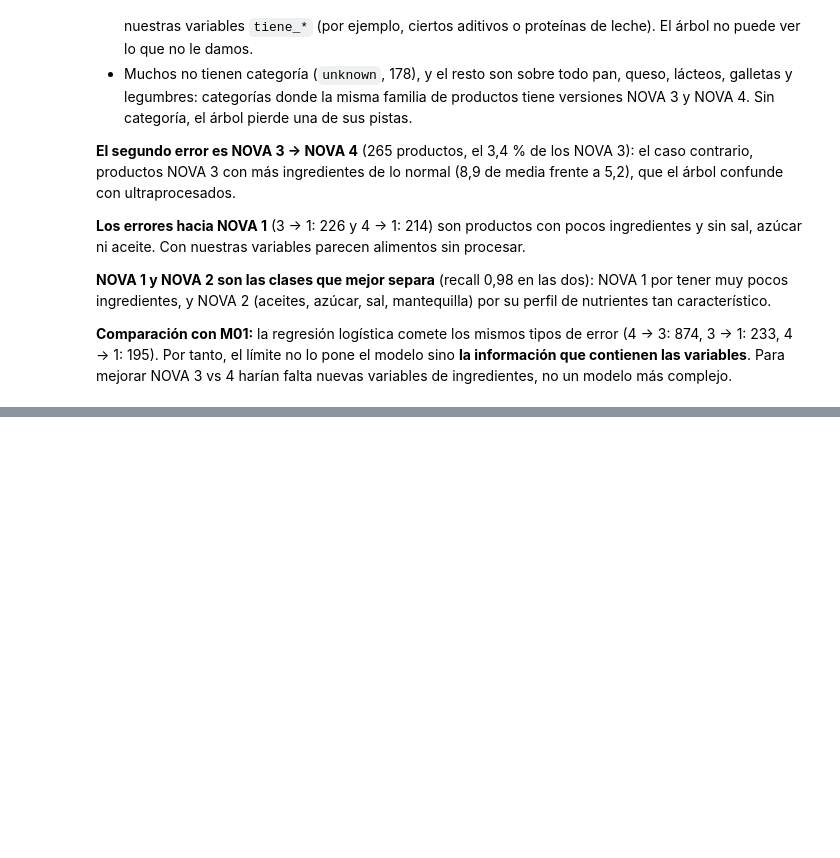
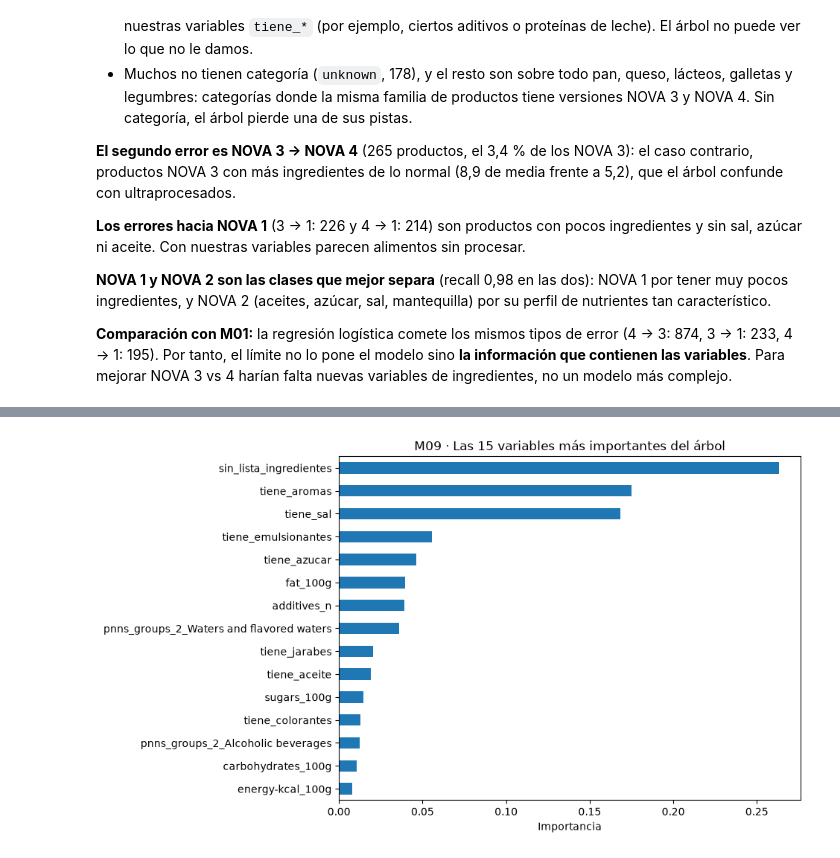
Before and after one commit to IA-P1-BCN/real-food-classifier, a Jupyter notebook: notebooks/03_m09_decision_tree.ipynb, the cells around one changed output, grey strips where cells are left out. Saved outputs shown, nothing was run; the diff lists cells and outputs as text; code cells hidden in the pictures; blank space fills up the shorter version.

```diff
--- a/notebooks/03_m09_decision_tree.ipynb
+++ b/notebooks/03_m09_decision_tree.ipynb
@@ -381,0 +452,11 @@ Name: count, dtype: int64
+# %%
+# Cuánto reduce la impureza cada variable en todo el árbol (suman 1)
+importances = pd.Series(tree.feature_importances_, index=feature_names).sort_values()
+
+fig, ax = plt.subplots(figsize=(8, 6))
+importances.tail(15).plot.barh(ax=ax)      # las 15 más importantes
+ax.set_xlabel("Importancia")
+ax.set_title("M09 · Las 15 variables más importantes del árbol")
+plt.show()
+# %% [output]
+[figure, added]
```
Also changed, not shown: parts of 10 cells of this notebook, 1 other file.
